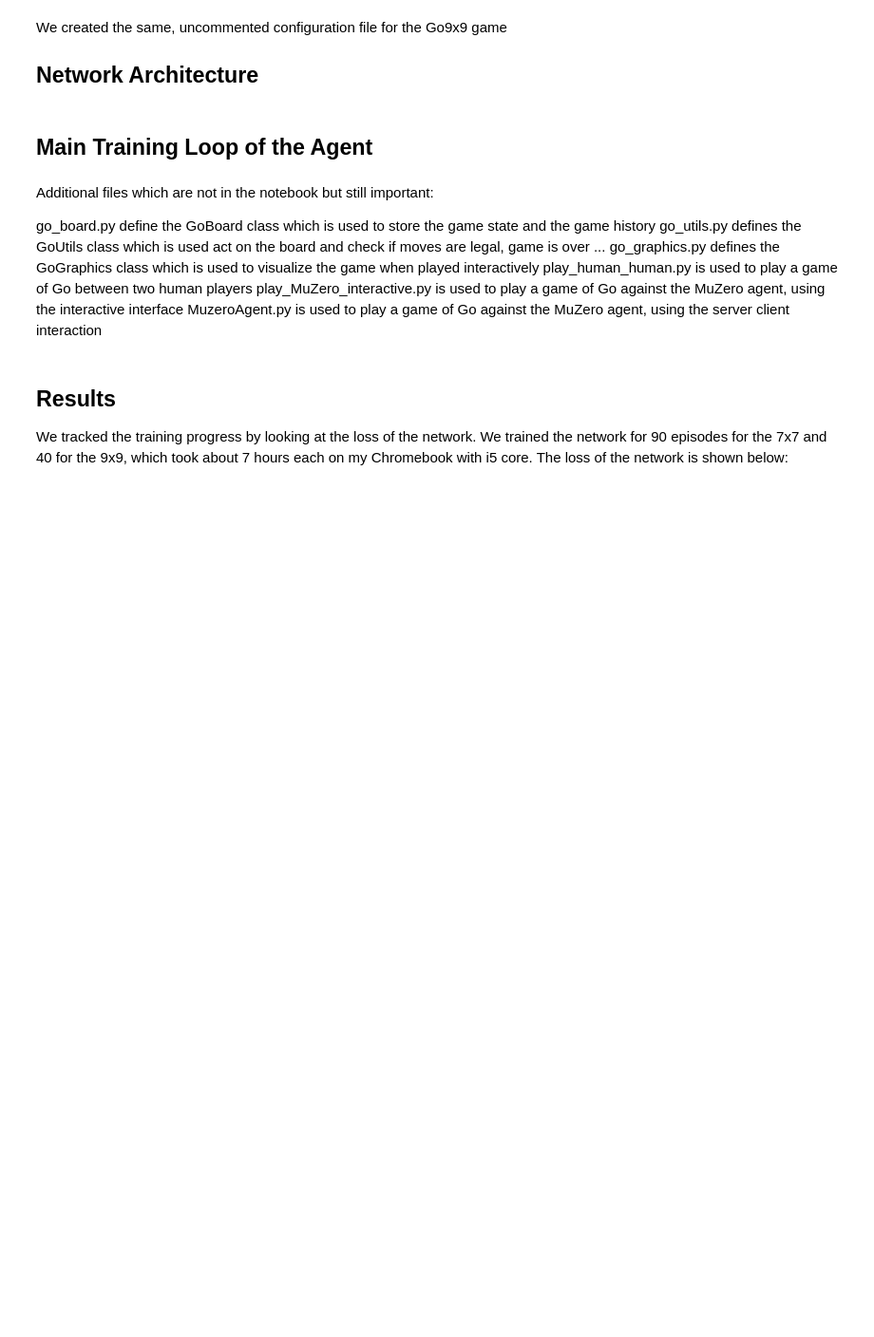
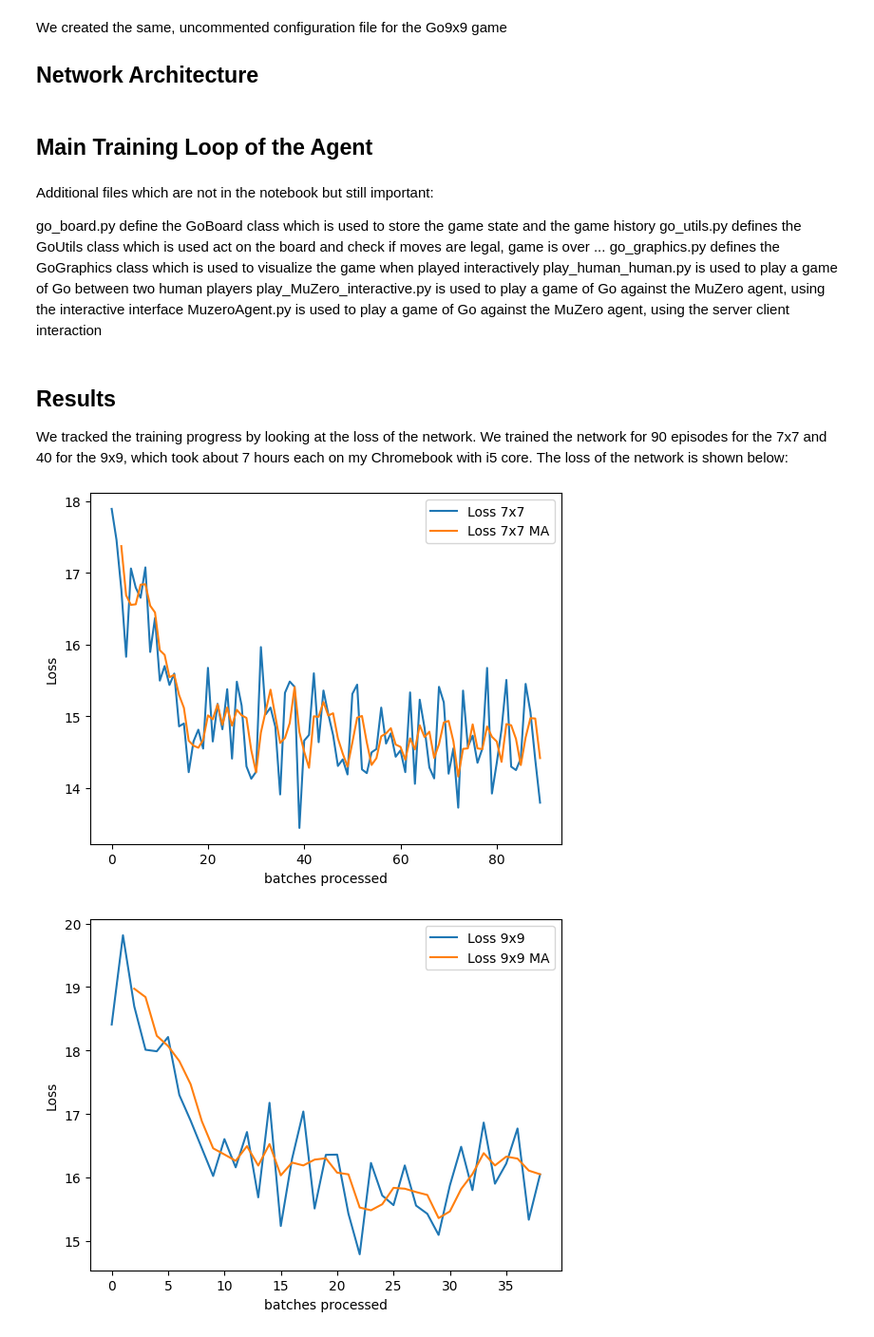
Before and after one commit to IA-DS-G4/GOLAB, a Jupyter notebook: src/Muzero_Project_results.ipynb, the cells around one changed output. Shown at 95% size. Drawn from its saved outputs; the diff is of its cells as text; code cells hidden in the pictures; blank space fills up the shorter version.

```diff
--- a/src/Muzero_Project_results.ipynb
+++ b/src/Muzero_Project_results.ipynb
@@ -970,3 +971,32 @@ if __name__ == "__main__":
 # %% [markdown]
 <h2>Results</h2>
 We tracked the training progress by looking at the loss of the network. We trained the network for 90 episodes for the 7x7 and 40 for the 9x9, which took about 7 hours each on my Chromebook with i5 core. The loss of the network is shown below:
+# %%
+import pandas as pd
+import matplotlib.pyplot as plt
+
+loss_7x7 = pd.read_csv("../Results/loss_Go7x7.csv")
+loss_9x9 = pd.read_csv("../Results/loss_Go9x9.csv", )
+
+loss_7x7['loss'] = loss_7x7['loss'].str.extract(r'tf\.Tensor\(([\d.]+),', expand=False).astype(float)
+loss_9x9['loss'] = loss_9x9['loss'].str.extract(r'tf\.Tensor\(([\d.]+),', expand=False).astype(float)
+
+loss_7x7['Moving Average'] = loss_7x7['loss'].rolling(window=3).mean()
+loss_9x9['Moving Average'] = loss_9x9['loss'].rolling(window=3).mean()
+
+plt.plot(loss_7x7['loss'], label="Loss 7x7")
+plt.plot(loss_7x7['Moving Average'], label="Loss 7x7 MA")
+plt.ylabel("Loss")
+plt.xlabel("batches processed")
+plt.legend()
+plt.show()
+
+plt.plot(loss_9x9["loss"], label="Loss 9x9")
+plt.plot(loss_9x9["Moving Average"], label="Loss 9x9 MA")
+plt.ylabel("Loss")
+plt.xlabel("batches processed")
+plt.legend()
+plt.show()
+# %% [output]
+[figure, added]
+[figure, added]
```
Also changed, not shown: parts of 1 cell of this notebook, 1 other file.
